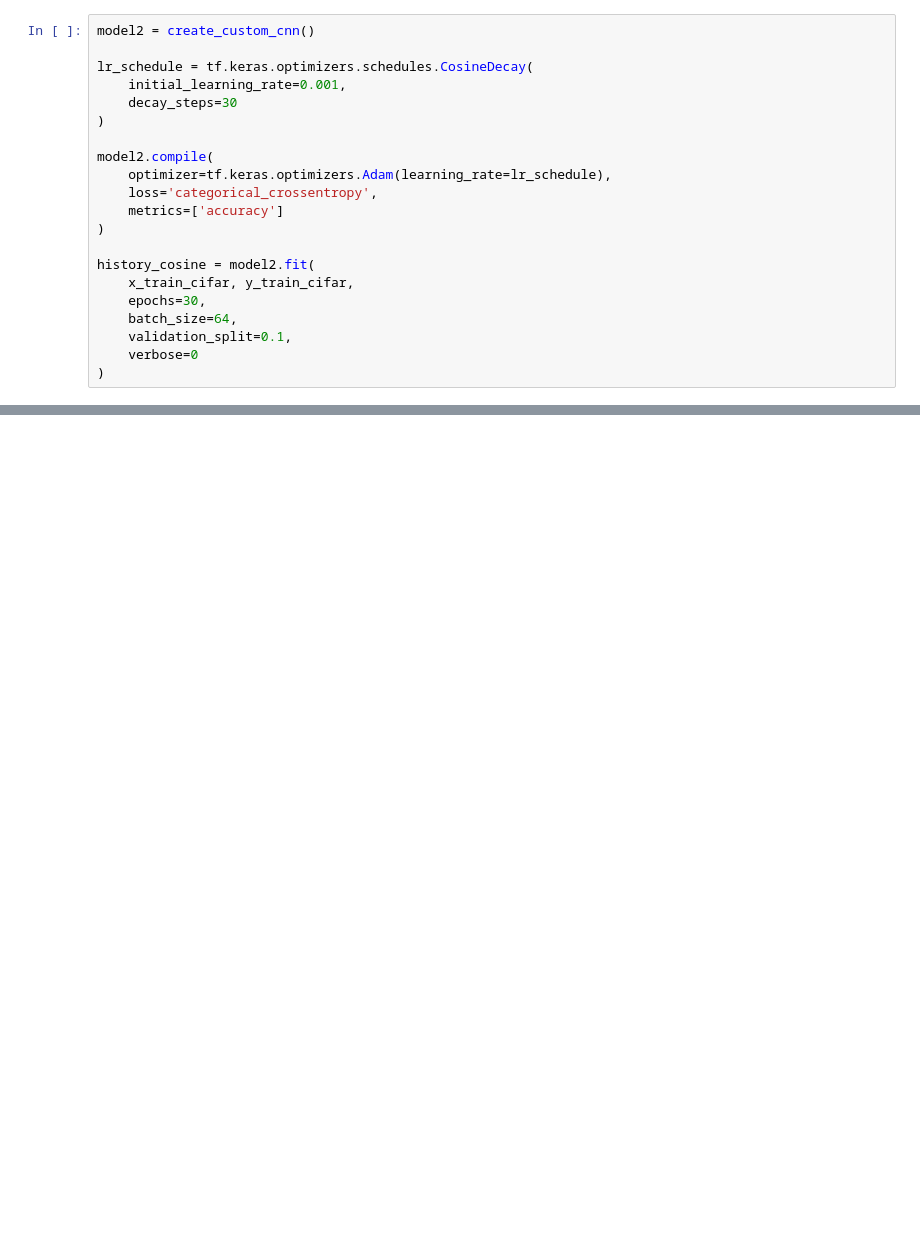
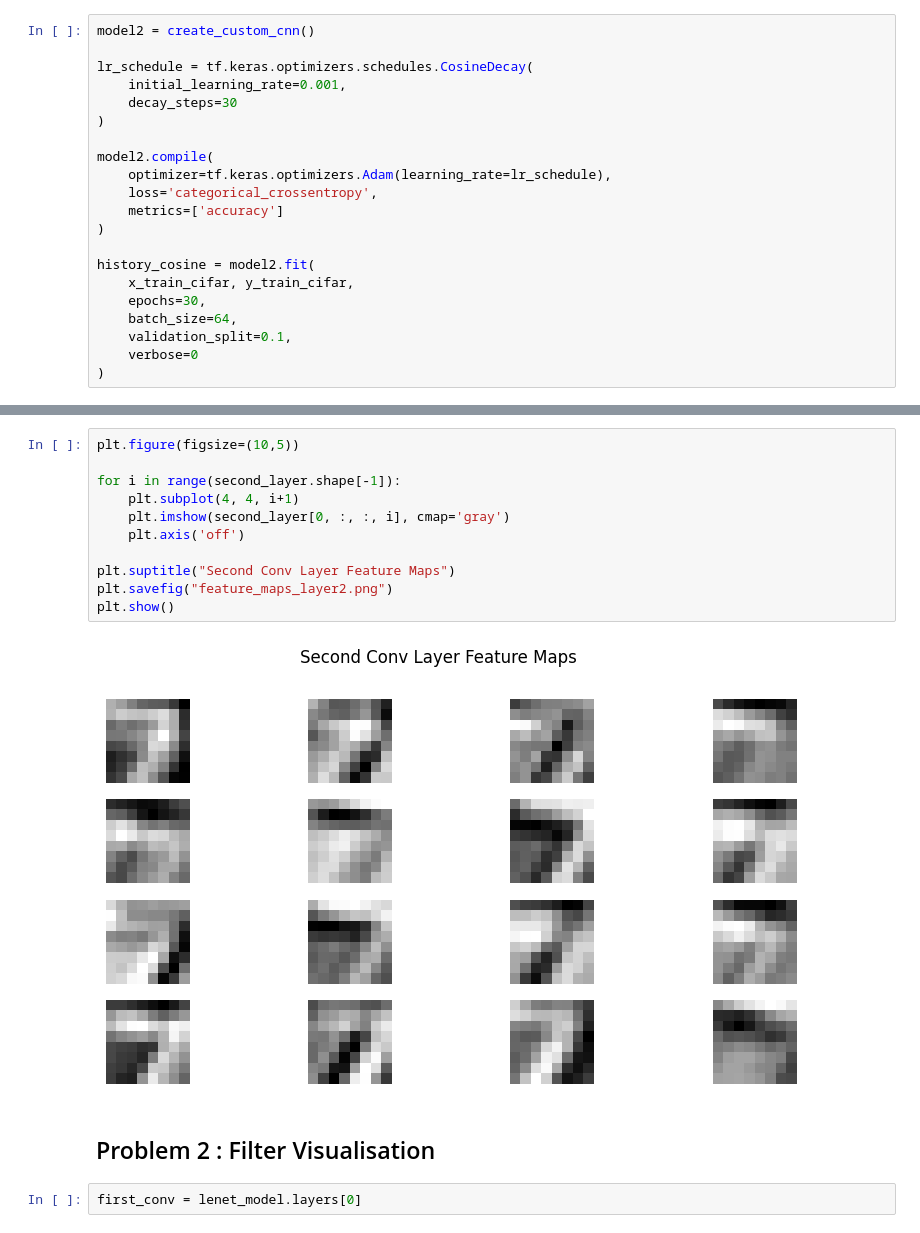
Before and after one commit to swayamjaiswal152/CNN-Lab-Assignment, a Jupyter notebook: CNN_Lab_Assignment.ipynb, the cells around one changed output, grey strips where cells are left out. Saved outputs shown, nothing was run; the diff lists cells and outputs as text; blank space fills up the shorter version.

Commit message:
Completed problem 2 of task 4

```diff
--- a/CNN_Lab_Assignment.ipynb
+++ b/CNN_Lab_Assignment.ipynb
@@ -1320,0 +1491,17 @@ plt.show()
+# %%
+plt.figure(figsize=(10,5))
+
+for i in range(second_layer.shape[-1]):
+    plt.subplot(4, 4, i+1)
+    plt.imshow(second_layer[0, :, :, i], cmap='gray')
+    plt.axis('off')
+
+plt.suptitle("Second Conv Layer Feature Maps")
+plt.savefig("feature_maps_layer2.png")
+plt.show()
+# %% [output]
+[figure, added]
+# %% [markdown]
+## Problem 2  : Filter Visualisation
+# %%
+first_conv = lenet_model.layers[0]
```
Also changed, not shown: parts of 37 cells of this notebook.
